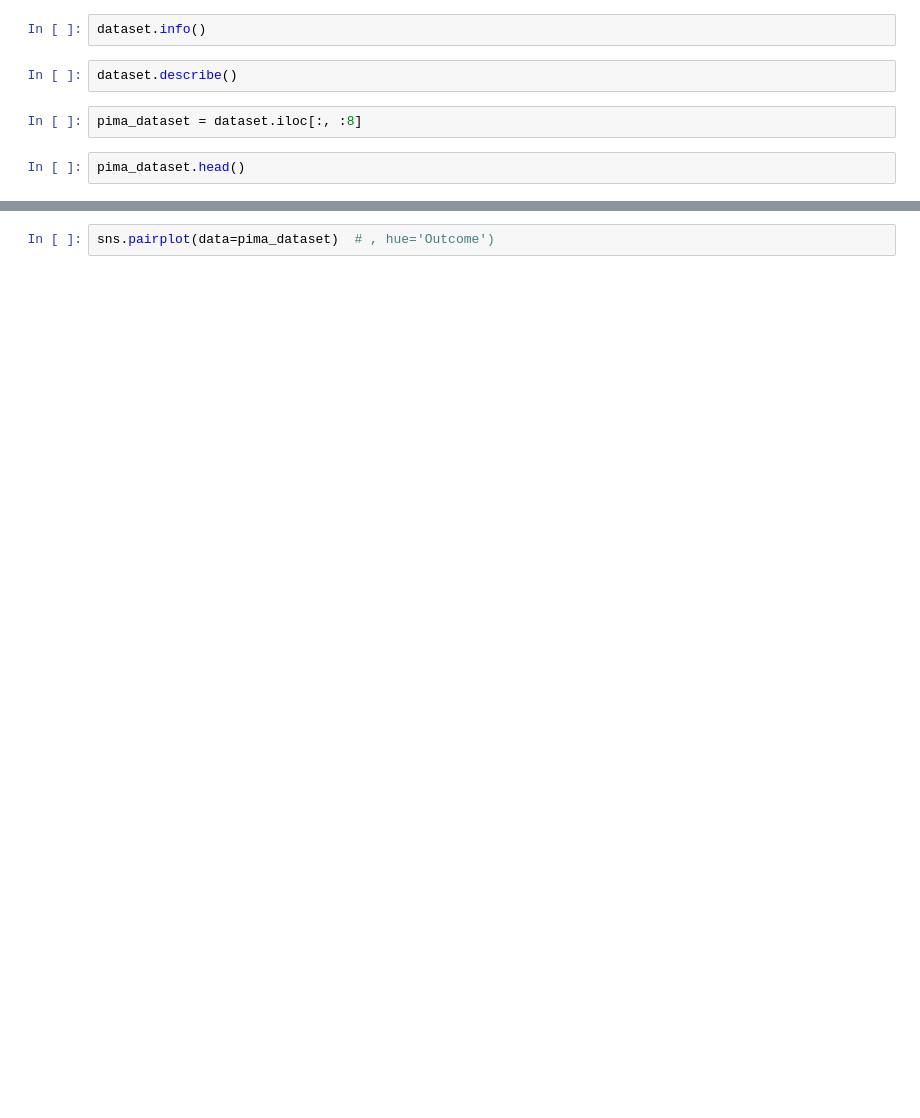
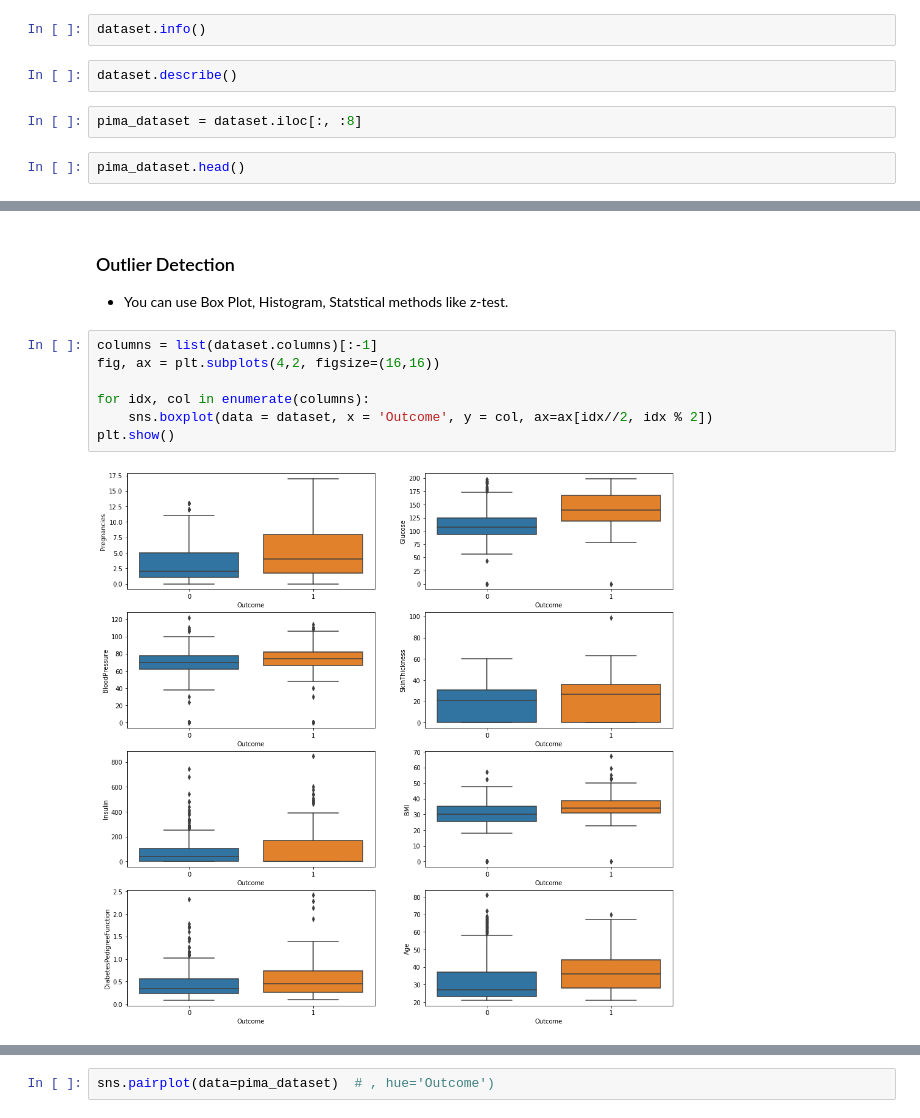
Before and after one commit to ikhurana/code-asylums, a Jupyter notebook: CA-SS1/Basics/Basics-2 Data Preparation.ipynb, the cells around one changed output, grey strips where cells are left out. Cells and saved outputs as stored; diff of their text form; blank space fills up the shorter version.

Commit message:
Data Preparation Notebook added

```diff
--- a/CA-SS1/Basics/Basics-2 Data Preparation.ipynb
+++ b/CA-SS1/Basics/Basics-2 Data Preparation.ipynb
@@ -53,0 +87,12 @@ sns.distplot(pima_dataset.BMI, bins = 20, ax=ax[3,1])
+# %% [markdown]
+### Outlier Detection
+* You can use Box Plot, Histogram, Statstical methods like z-test.
+# %%
+columns = list(dataset.columns)[:-1]
+fig, ax = plt.subplots(4,2, figsize=(16,16))
+
+for idx, col in enumerate(columns):
+    sns.boxplot(data = dataset, x = 'Outcome', y = col, ax=ax[idx//2, idx % 2])
+plt.show()
+# %% [output]
+[figure, added]
```
Also changed, not shown: parts of 15 cells of this notebook.
